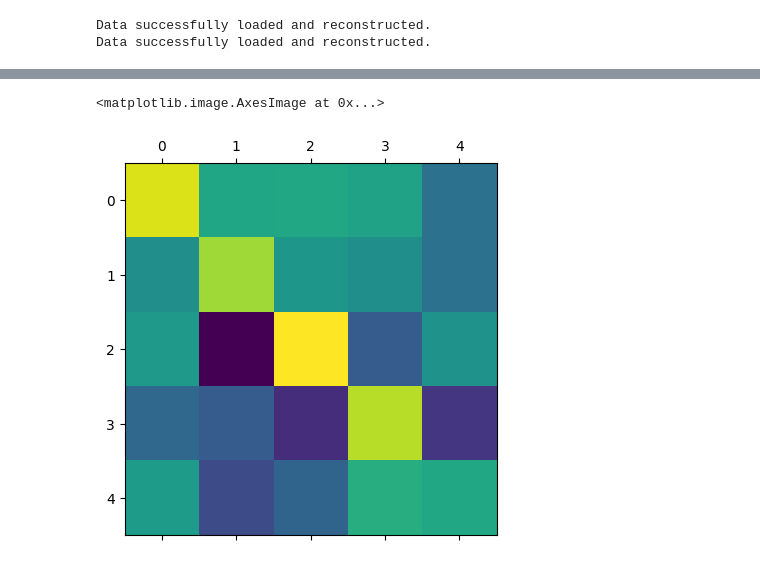
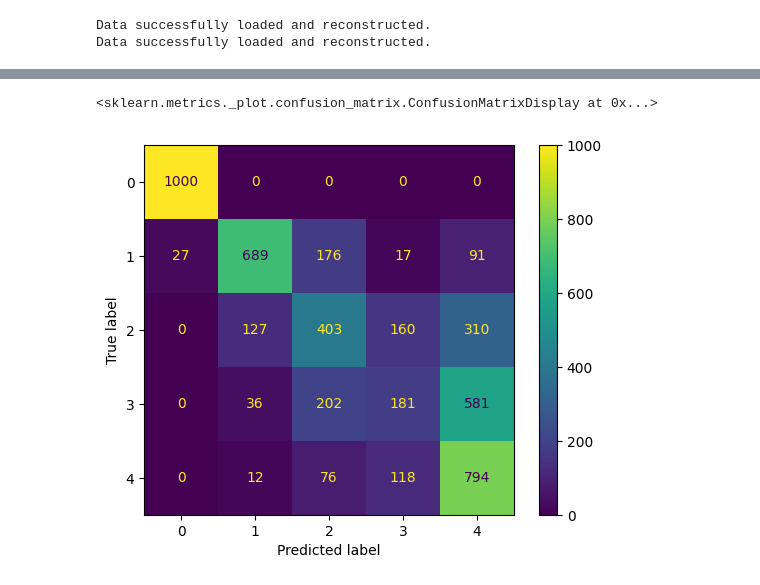
Before and after one commit to Michozord/Jordan_Transformer, a Jupyter notebook: sandbox/results_parser.ipynb, the cells around one changed output, grey strips where cells are left out. Cells and saved outputs as stored; diff of their text form; code cells hidden in the pictures.

```diff
--- a/sandbox/results_parser.ipynb
+++ b/sandbox/results_parser.ipynb
@@ -114,5 +105,6 @@ import matplotlib.pyplot as plt
-# %%
-plt.matshow(T)
-# %% [output]
-<matplotlib.image.AxesImage at 0x...>
-[figure, removed]
+# %%
+cm = full_results['test:random']['train:random_eps']
+ConfusionMatrixDisplay(cm).plot()
+# %% [output]
+<sklearn.metrics._plot.confusion_matrix.ConfusionMatrixDisplay at 0x...>
+[figure, added]
```
Also changed, not shown: parts of 9 cells of this notebook, 19 other files.
